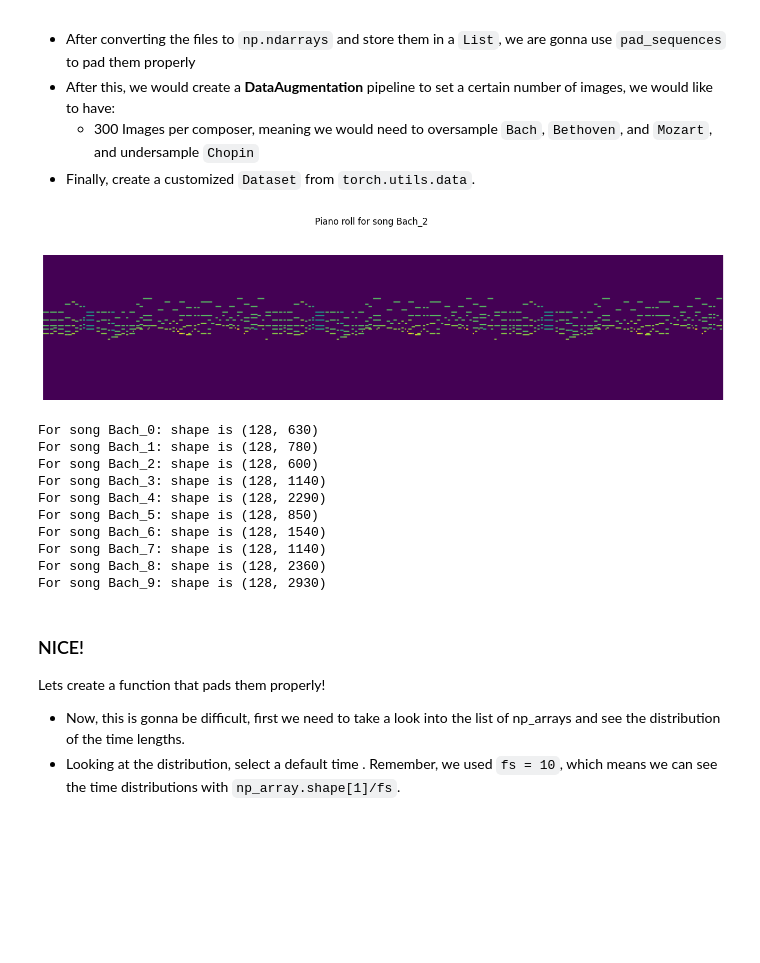
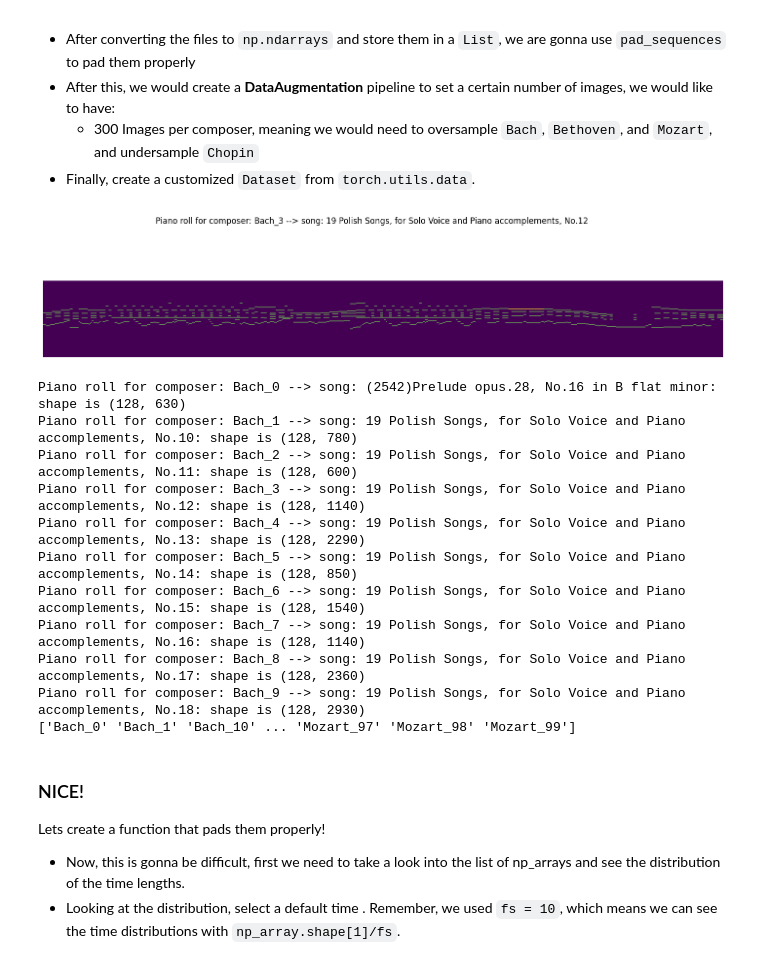
Before and after one commit to Giant-Leap-ai/MSAAI-511-group-4, a Jupyter notebook: notebooks/dataset_dataloader.ipynb, the cells around one changed output. Cells and saved outputs as stored; diff of their text form; code cells hidden in the pictures; blank space fills up the shorter version.

```diff
--- a/notebooks/dataset_dataloader.ipynb
+++ b/notebooks/dataset_dataloader.ipynb
@@ -32,7 +32,7 @@ Valid path to use to retreive midi files information
 # %%
 from mido import MidiFile
 from tqdm import tqdm
-from typing import List
+from typing import List, Tuple
 
 class MidiPreprocesser:
     '''
@@ -69,7 +69,7 @@ class MidiPreprocesser:
                 class_indices.append(0)
         return class_indices
 
-    def get_midi_info(self):
+    def get_midi_info(self) -> Tuple[List[Tuple[str, MidiFile]], List[int]]:
         midis = []
         labels_composer = []
         for root, dirs, files in tqdm(self.data_path.walk(), desc="Reading composers.."):
@@ -178,7 +178,7 @@ class MidiToNumpy:
                         notes.append((start_time, time, note, note_velocity))
         return notes
 
-    def get_np_array(self) -> np.ndarray[int, float]:
+    def get_np_array(self) -> Tuple[np.ndarray[int, float], str]:
         notes_info = self._get_np_array_info()
 
         #Let's get end time to create he np.ndarray
@@ -190,57 +190,63 @@ class MidiToNumpy:
             time_clipped = int(np.round(time*self.fs))
             np_array[note, start_time_clipped:time_clipped] = note_velocity
 
-        return np_array
+        return np_array, self.file.filename.stem
 # %%
-def obtain_piano_rolls(midiobject: List[Tuple[str, MidiFile]]):
+def obtain_piano_rolls(midiobject: List[Tuple[str, MidiFile]]) -> Tuple [List[np.ndarray], List[str], List[str]]:
     '''
     Args:
-        midiobject: list containinf tuples of song names and related MidiFile
+        midiobject: list containing tuples of song names and related MidiFile
 
     Returns:
         list_np_arrays: list of np_arrays for each of the piano rolls.
-        list_song_names: list containing song names.
+        list_composer_names: list containing composer names.
+        list_file_names: List containing song names.
 
     Example:
-        list_np_arrays, list_song_names = obtain_piano_rolls(midiobject = midiobj)
+        list_np_arrays, list_composer_names = obtain_piano_rolls(midiobject = midiobj)
     '''
 
     list_np_arrays = []
-    list_np_names = []
+    list_comp_names = []
+    list_song_names = []
     for name , midifile in midiobject:
         # With customized class
         midi_np_processor = MidiToNumpy(file = midifile,
                             default_tempo = 500000, fs = 10)
-        np_array = midi_np_processor.get_np_array()
+        np_array, file_name = midi_np_processor.get_np_array()
+        list_song_names.append(file_name)
         list_np_arrays.append(np_array)
-        list_np_names.append(name)
-    return list_np_arrays, list_np_names
+        list_comp_names.append(name)
+
+    return list_np_arrays, list_comp_names, list_song_names
 # %%
-list_np_arrays, list_song_names = obtain_piano_rolls(midiobject = midiobj)
+list_np_arrays, list_composer_names, list_song_names = obtain_piano_rolls(midiobject = midiobj)
 # %%
-index = 2
+index = 3
 fig = plt.figure(figsize=(18, 4))
-fig.suptitle(f"Piano roll for song {list_song_names[index]}")
+fig.suptitle(f"Piano roll for composer: {list_composer_names[index]} --> song: {list_song_names[index]}")
 fig.subplots_adjust(top = 0.8)
 ax1 = fig.add_subplot(1, 1, 1)
-ax1.imshow(list_np_arrays[index], label = list_song_names[index])
+ax1.imshow(list_np_arrays[index], label = list_composer_names[index])
 ax1.axis("off")
 plt.show()
 
 for i, np_array in enumerate(list_np_arrays[0:10]):
-    print(f"For song {list_song_names[i]}: shape is {np_array.shape}")
+    print(f"Piano roll for composer: {list_composer_names[i]} --> song: {list_song_names[i]}: shape is {np_array.shape}")
+print(np.unique(list_composer_names))
 # %% [output]
-[figure, old version]
+[figure, new version]
-For song Bach_0: shape is (128, 630)
-For song Bach_1: shape is (128, 780)
-For song Bach_2: shape is (128, 600)
-For song Bach_3: shape is (128, 1140)
-For song Bach_4: shape is (128, 2290)
-For song Bach_5: shape is (128, 850)
-For song Bach_6: shape is (128, 1540)
-For song Bach_7: shape is (128, 1140)
-For song Bach_8: shape is (128, 2360)
-For song Bach_9: shape is (128, 2930)
+Piano roll for composer: Bach_0 --> song: (2542)Prelude opus.28, No.16 in B flat minor: shape is (128, 630)
+Piano roll for composer: Bach_1 --> song: 19 Polish Songs, for Solo Voice and Piano accomplements, No.10: shape is (128, 780)
+Piano roll for composer: Bach_2 --> song: 19 Polish Songs, for Solo Voice and Piano accomplements, No.11: shape is (128, 600)
+Piano roll for composer: Bach_3 --> song: 19 Polish Songs, for Solo Voice and Piano accomplements, No.12: shape is (128, 1140)
+Piano roll for composer: Bach_4 --> song: 19 Polish Songs, for Solo Voice and Piano accomplements, No.13: shape is (128, 2290)
+Piano roll for composer: Bach_5 --> song: 19 Polish Songs, for Solo Voice and Piano accomplements, No.14: shape is (128, 850)
+Piano roll for composer: Bach_6 --> song: 19 Polish Songs, for Solo Voice and Piano accomplements, No.15: shape is (128, 1540)
+Piano roll for composer: Bach_7 --> song: 19 Polish Songs, for Solo Voice and Piano accomplements, No.16: shape is (128, 1140)
+Piano roll for composer: Bach_8 --> song: 19 Polish Songs, for Solo Voice and Piano accomplements, No.17: shape is (128, 2360)
+Piano roll for composer: Bach_9 --> song: 19 Polish Songs, for Solo Voice and Piano accomplements, No.18: shape is (128, 2930)
+['Bach_0' 'Bach_1' 'Bach_10' ... 'Mozart_97' 'Mozart_98' 'Mozart_99']
 # %% [markdown]
 ### NICE!
 Lets create a function that pads them properly!
```
Also changed, not shown: parts of 7 cells of this notebook.
